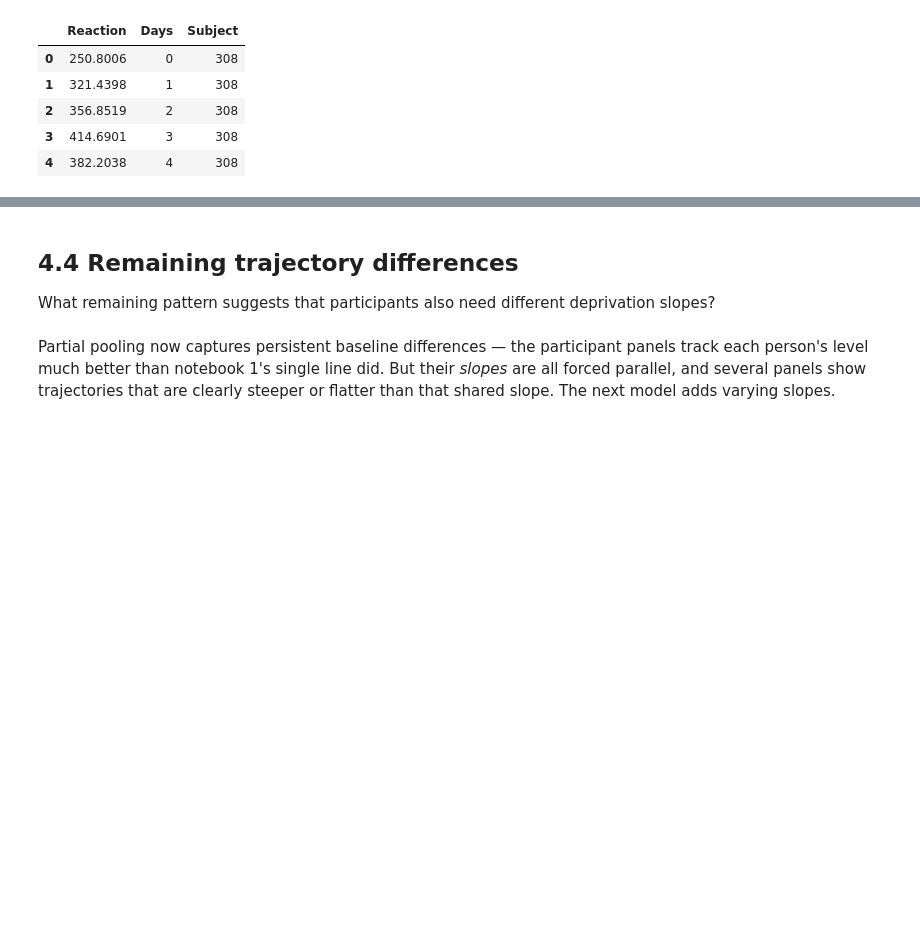
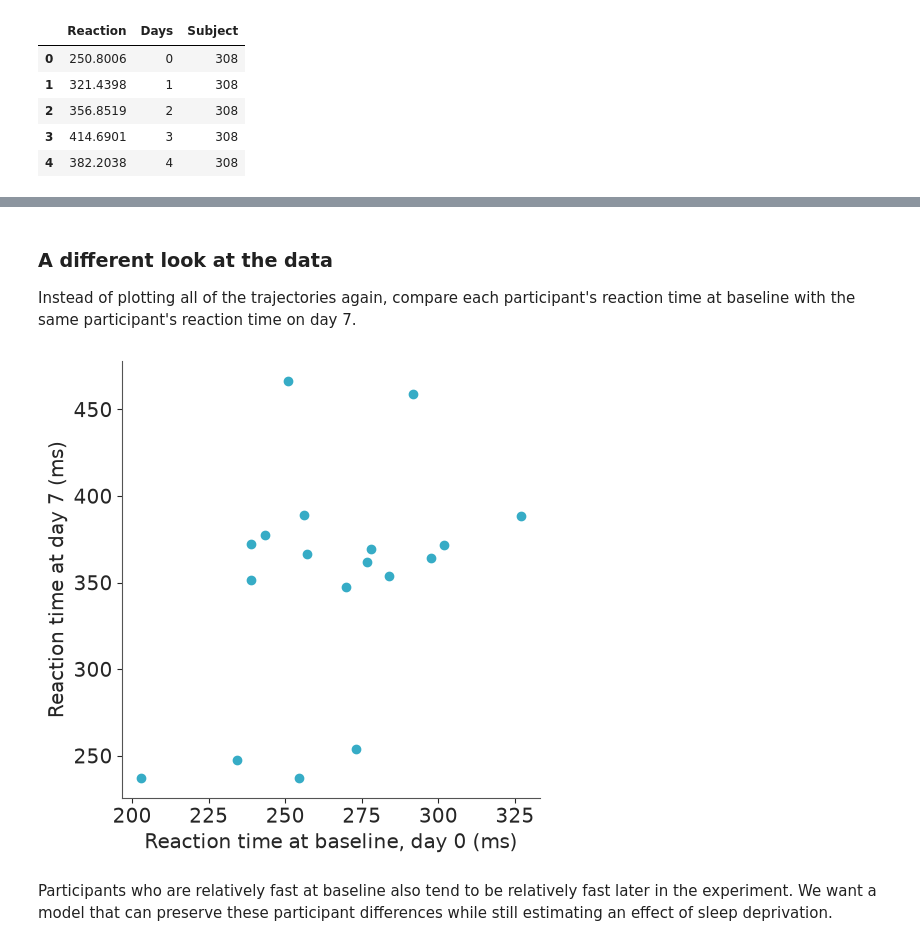
Before and after one commit to opherdonchin/BayesShortCourse, a Jupyter notebook: sleep/solved/04_varying_intercept.ipynb, the cells around one changed output, grey strips where cells are left out. Saved outputs shown, nothing was run; the diff lists cells and outputs as text; code cells hidden in the pictures; blank space fills up the shorter version.

Commit message:
Revise varying-intercept notebook

```diff
--- a/sleep/solved/04_varying_intercept.ipynb
+++ b/sleep/solved/04_varying_intercept.ipynb
@@ -288,6 +74,18 @@ for Jupyter support
-# %% [markdown]
-## 4.4 Remaining trajectory differences
-
-What remaining pattern suggests that participants also need different deprivation slopes?
-# %% [markdown]
-Partial pooling now captures persistent baseline differences — the participant panels track each person's level much better than notebook 1's single line did. But their *slopes* are all forced parallel, and several panels show trajectories that are clearly steeper or flatter than that shared slope. The next model adds varying slopes.
+# %% [markdown]
+### A different look at the data
+
+Instead of plotting all of the trajectories again, compare each participant's reaction time at baseline with the same participant's reaction time on day 7.
+# %%
+rt_by_day = sleep.pivot(index="Subject", columns="Days", values="Reaction")
+
+fig, ax = plt.subplots(figsize=(5, 5))
+ax.scatter(rt_by_day[0], rt_by_day[7])
+ax.set(
+    xlabel="Reaction time at baseline, day 0 (ms)",
+    ylabel="Reaction time at day 7 (ms)",
+)
+plt.show()
+# %% [output]
+[figure, added]
+# %% [markdown]
+Participants who are relatively fast at baseline also tend to be relatively fast later in the experiment. We want a model that can preserve these participant differences while still estimating an effect of sleep deprivation.
```
Also changed, not shown: parts of 207 cells of this notebook, 1 other file.
